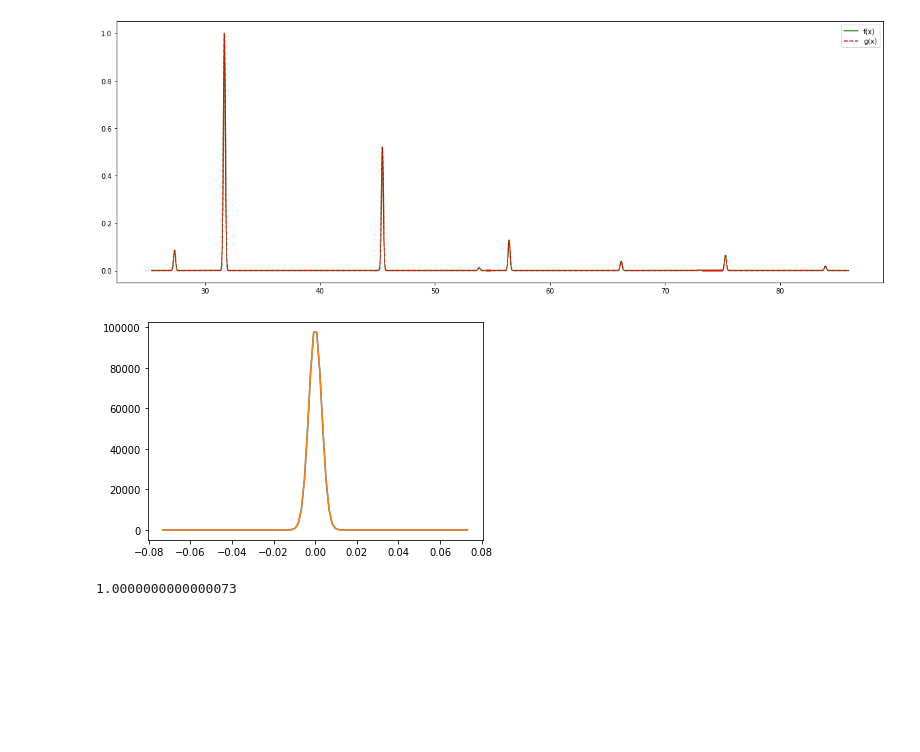
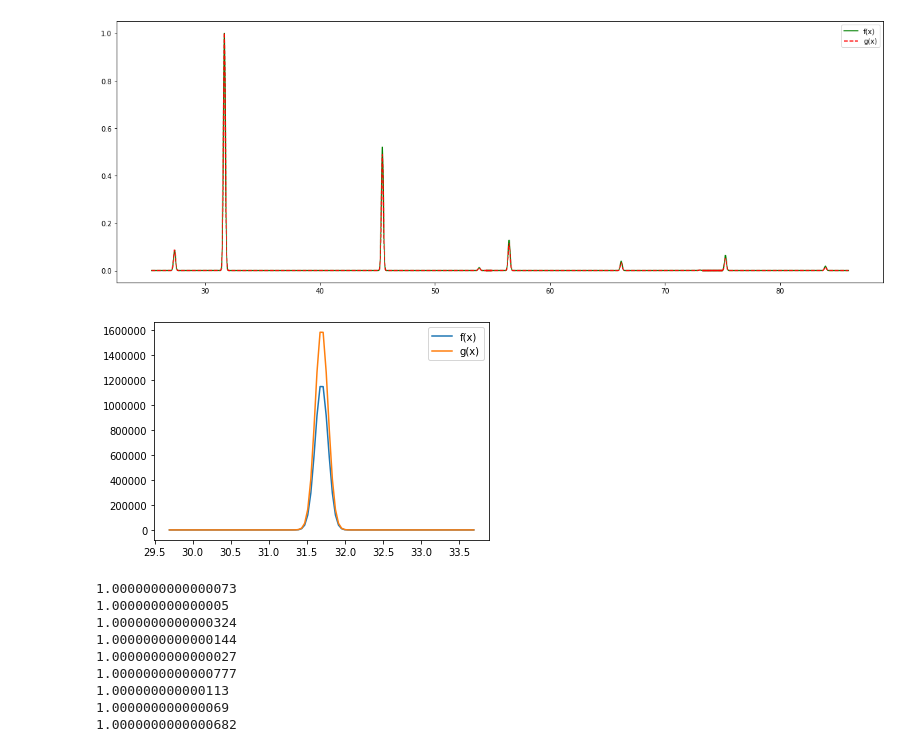
Before and after one commit to qzhu2017/XRD, a Jupyter notebook: similarity.ipynb, the cells around one changed output. Cells and saved outputs as stored; diff of their text form; code cells hidden in the pictures; blank space fills up the shorter version.

Commit message:
add option to calculate similarity

```diff
--- a/similarity.ipynb
+++ b/similarity.ipynb
@@ -25,20 +25,19 @@ simpeaks1 = xrd1.pxrd[:][:,-1]
 simtwo_thetas1 = xrd1.pxrd[:,0]
 gpeaks1 = xrd1.gpeaks
 gtwo_thetas1 = xrd1.gtwo_thetas
-gintegral1 = xrd1.gintegral
 
 """
 Structure 2
 """
 
-# _struct = crystal('POSCAR',filename='POSCAR-NaCl')
+_struct = crystal('POSCAR',filename='POSCAR-SrF')
 _struct = crystal('cif',filename='NaCl.cif')
 _wavelength = 1.54056
 _max_diff_angle = 90
 _profile = 'gaussian'
 _fwhm = 0.2
 _po = True
-_G = 0.9
+_G = 0.79
 
 xrd2 = XRD(_struct,_wavelength,_max_diff_angle,_profile,_fwhm,_po,_G)
 simpeaks2 = xrd2.pxrd[:][:,-1]
@@ -96,54 +95,75 @@ def acorIntegral(I,fwhm,x,xf,r,l):
 """
 pattern 1 info
 """
-ind_peaks1 = xrd1.ind_peaks
-ind_thetas1 = xrd1.ind_thetas
+ind_pattern1 = xrd1.ind_patterns
+ind_thetas1 = ind_pattern1[0]
+ind_peaks1 = ind_pattern1[1]
 
 """
 pattern 2 info
 """
-ind_peaks2 = xrd2.ind_peaks
-ind_thetas2 = xrd2.ind_thetas
+ind_pattern2 = xrd2.ind_patterns
+ind_thetas2 = ind_pattern2[0]
+ind_peaks2 = ind_pattern2[1]
 
 """
 peak1_num decides which peak from the first pattern to choose
 peak2_num decides whick peak from the second pattern to choose
 """
 
 # peak1 pattern1
-peak1_num = 0
-shift = ind_thetas1[peak1_num] - (ind_thetas1[peak1_num]/np.mean(ind_thetas1[peak1_num]) - 1 )
-ind_thetas1[peak1_num] = ind_thetas1[peak1_num]/np.mean(ind_thetas1[peak1_num]) - 1
+peak1_num = 1
+# shift = ind_thetas1[peak1_num] - (ind_thetas1[peak1_num]/np.mean(ind_thetas1[peak1_num]) - 1 )
+# ind_thetas1[peak1_num] = ind_thetas1[peak1_num]/np.mean(ind_thetas1[peak1_num]) - 1
 ef = np.where(ind_peaks1[peak1_num] == np.max(ind_peaks1[peak1_num]))[0][0]
 Iof = ind_peaks1[peak1_num][ef] # max intensity
 xof = ind_thetas1[peak1_num][ef] # 2theta
 x_f = ind_thetas1[peak1_num]
 
 # peak2 pattern2
-peak2_num = 0
-ind_thetas2[peak2_num] = ind_thetas2[peak2_num]-shift
+peak2_num = 1
+# ind_thetas2[peak2_num] = ind_thetas2[peak2_num]-shift
 eg = np.where(ind_peaks2[peak2_num] == np.max(ind_peaks2[peak2_num]))[0][0]
 Iog = ind_peaks2[peak2_num][eg] # max intensity
 xog = ind_thetas2[peak2_num][eg] # 2theta
 x_g = ind_thetas2[peak2_num]
 
 
 x_fg = np.concatenate((ind_thetas1[peak1_num],ind_thetas2[peak2_num]))
 x_fg = np.sort(x_fg)
 x_fg = np.linspace(x_fg[0],x_fg[-1],100) # range of 2theta values for comparing peaks
 r_fg = np.linspace(-1,1,100) # r value between each peak
 
 
-plt.plot(ind_thetas1[peak1_num],ind_peaks1[peak1_num])
-plt.plot(ind_thetas2[peak2_num],ind_peaks2[peak2_num])
+plt.plot(ind_thetas1[peak1_num],ind_peaks1[peak1_num],label = 'f(x)')
+plt.plot(ind_thetas2[peak2_num],ind_peaks2[peak2_num],label = 'g(x)')
+plt.legend()
 plt.show()
 # %% [output]
-[figure, old version]
+[figure, new version]
 # %%
-a = xcorIntegral(Iof,Iog,0.2,x_fg,xof,xog,r_fg,0.6)
-b = acorIntegral(Iof, 0.2, x_f, xof, r_fg,0.6)
-c = acorIntegral(Iog, 0.2, x_g, xog, r_fg,0.6)
+a = xcorIntegral(Iof,Iog,0.2,x_fg,xof,xog,r_fg, 0.6)
+b = acorIntegral(Iof, 0.2, x_f, xof, r_fg, 0.6)
+c = acorIntegral(Iog, 0.2, x_g, xog, r_fg, 0.6)
 S = a/(np.sqrt(c*b))
-print(S)
-# %% [output]
-1.0000000000000073
+# %%
+"""
+To calculate the similarity between peaks
+xrd.clculate_similarity takes two profiling patterns
+and returns the total similarity betweey the two.
+"""
+
+ind_pattern1 = xrd1.ind_patterns
+ind_pattern2 = xrd2.ind_patterns
+
+S = xrd1.calculate_similarity(ind_pattern1,ind_pattern2)
+# %% [output]
+1.0000000000000073
+1.000000000000005
+1.0000000000000324
+1.0000000000000144
+1.0000000000000027
+1.0000000000000777
+1.000000000000113
+1.000000000000069
+1.0000000000000682
```
Also changed, not shown: 1 other file.
